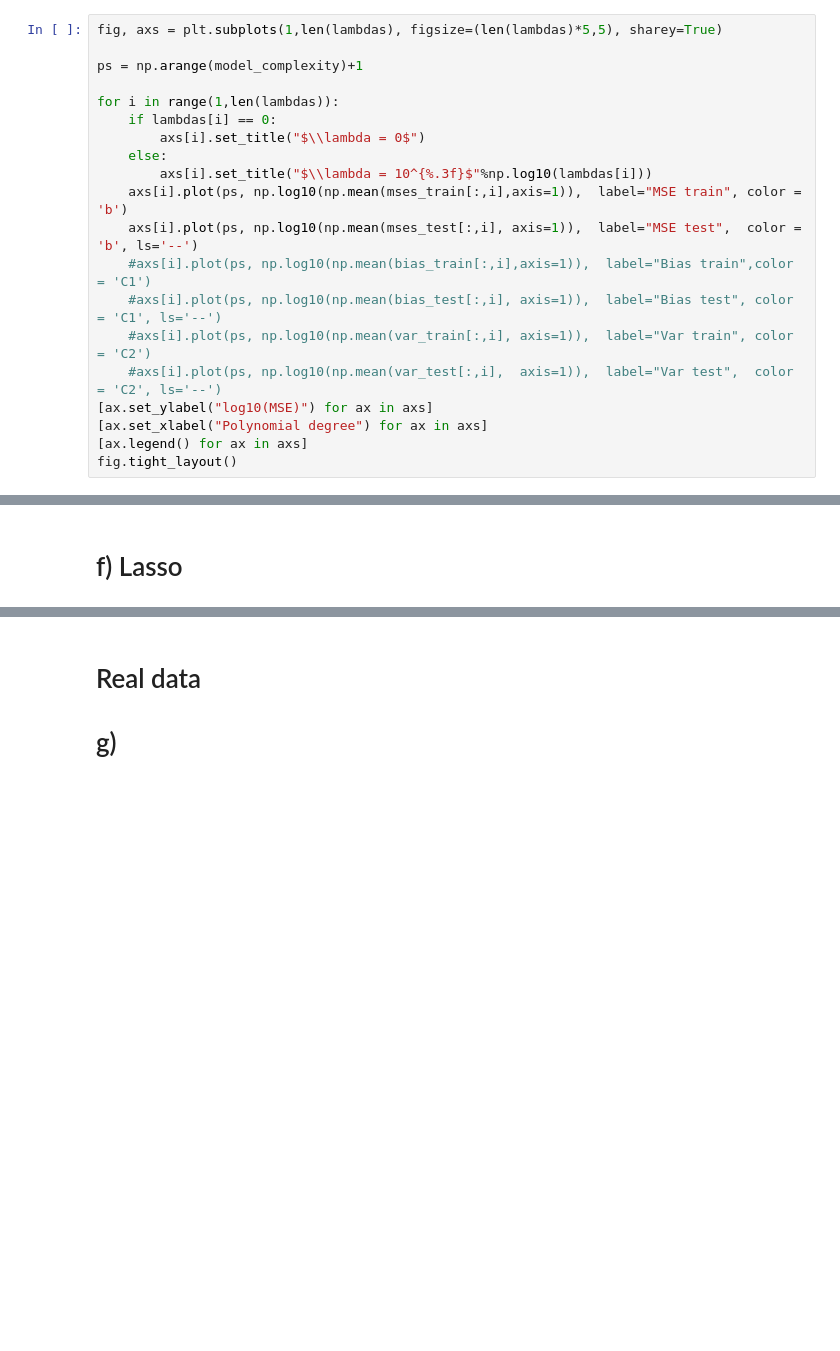
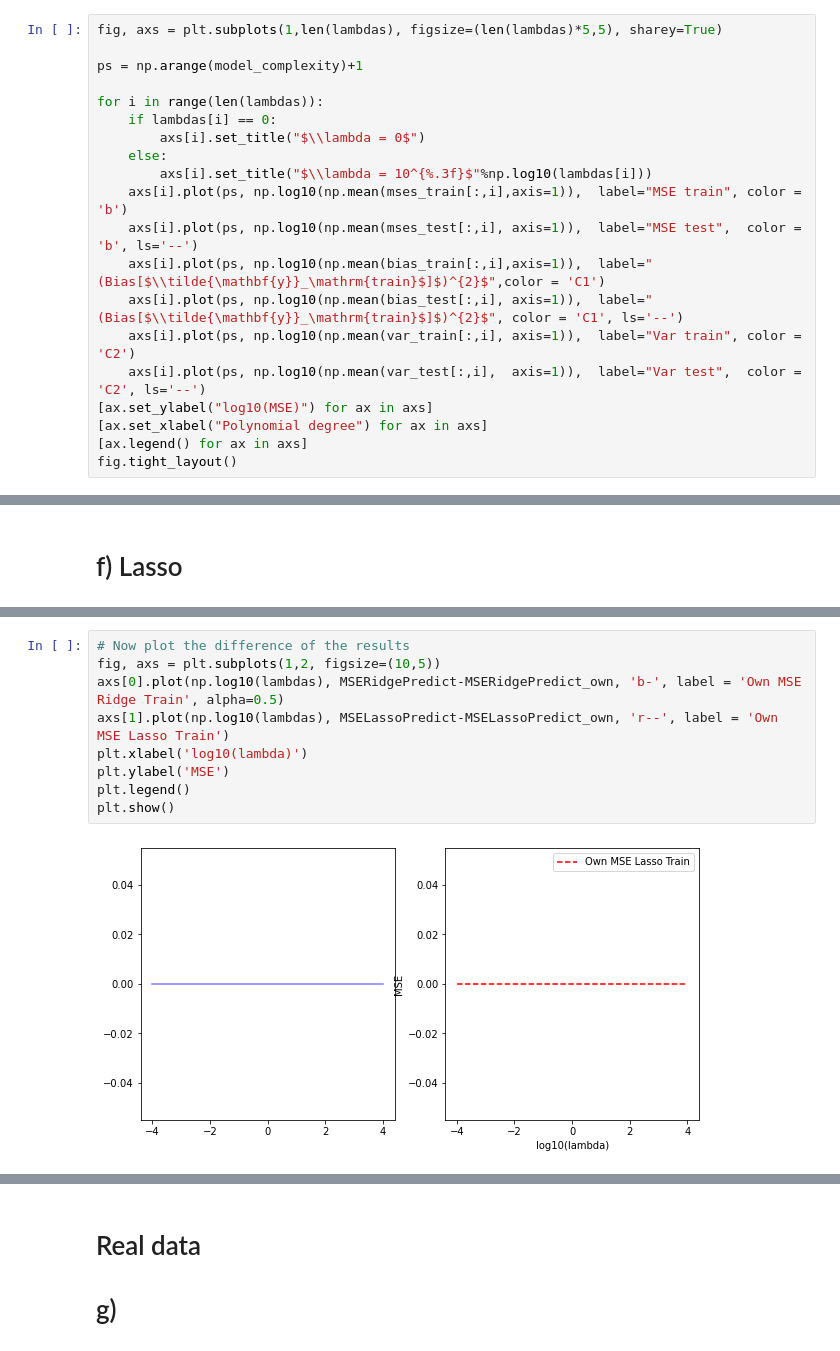
Before and after one commit to johanage/ada_ml_project1, a Jupyter notebook: Project1.ipynb, the cells around one changed output, grey strips where cells are left out. Cells and saved outputs as stored; diff of their text form; blank space fills up the shorter version.

```diff
--- a/Project1.ipynb
+++ b/Project1.ipynb
@@ -654,17 +576,17 @@ fig, axs = plt.subplots(1,len(lambdas), figsize=(len(lambdas)*5,5), sharey=True)
 
 ps = np.arange(model_complexity)+1
 
-for i in range(1,len(lambdas)):
+for i in range(len(lambdas)):
     if lambdas[i] == 0:
         axs[i].set_title("$\\lambda = 0$")
     else:
         axs[i].set_title("$\\lambda = 10^{%.3f}$"%np.log10(lambdas[i]))
     axs[i].plot(ps, np.log10(np.mean(mses_train[:,i],axis=1)),  label="MSE train", color = 'b')
     axs[i].plot(ps, np.log10(np.mean(mses_test[:,i], axis=1)),  label="MSE test",  color = 'b', ls='--')
-    #axs[i].plot(ps, np.log10(np.mean(bias_train[:,i],axis=1)),  label="Bias train",color = 'C1')
-    #axs[i].plot(ps, np.log10(np.mean(bias_test[:,i], axis=1)),  label="Bias test", color = 'C1', ls='--')
-    #axs[i].plot(ps, np.log10(np.mean(var_train[:,i], axis=1)),  label="Var train", color = 'C2')
-    #axs[i].plot(ps, np.log10(np.mean(var_test[:,i],  axis=1)),  label="Var test",  color = 'C2', ls='--')
+    axs[i].plot(ps, np.log10(np.mean(bias_train[:,i],axis=1)),  label="(Bias[$\\tilde{\mathbf{y}}_\mathrm{train}$]$)^{2}$",color = 'C1')
+    axs[i].plot(ps, np.log10(np.mean(bias_test[:,i], axis=1)),  label="(Bias[$\\tilde{\mathbf{y}}_\mathrm{train}$]$)^{2}$", color = 'C1', ls='--')
+    axs[i].plot(ps, np.log10(np.mean(var_train[:,i], axis=1)),  label="Var train", color = 'C2')
+    axs[i].plot(ps, np.log10(np.mean(var_test[:,i],  axis=1)),  label="Var test",  color = 'C2', ls='--')
 [ax.set_ylabel("log10(MSE)") for ax in axs]
 [ax.set_xlabel("Polynomial degree") for ax in axs]
 [ax.legend() for ax in axs]
@@ -778 +796,12 @@ fig.tight_layout()
+# %%
+# Now plot the difference of the results
+fig, axs = plt.subplots(1,2, figsize=(10,5))
+axs[0].plot(np.log10(lambdas), MSERidgePredict-MSERidgePredict_own, 'b-', label = 'Own MSE Ridge Train', alpha=0.5)
+axs[1].plot(np.log10(lambdas), MSELassoPredict-MSELassoPredict_own, 'r--', label = 'Own MSE Lasso Train')
+plt.xlabel('log10(lambda)')
+plt.ylabel('MSE')
+plt.legend()
+plt.show()
+# %% [output]
+[figure, added]
 # %% [markdown]
```
Also changed, not shown: parts of 33 cells of this notebook, 1 other file.
